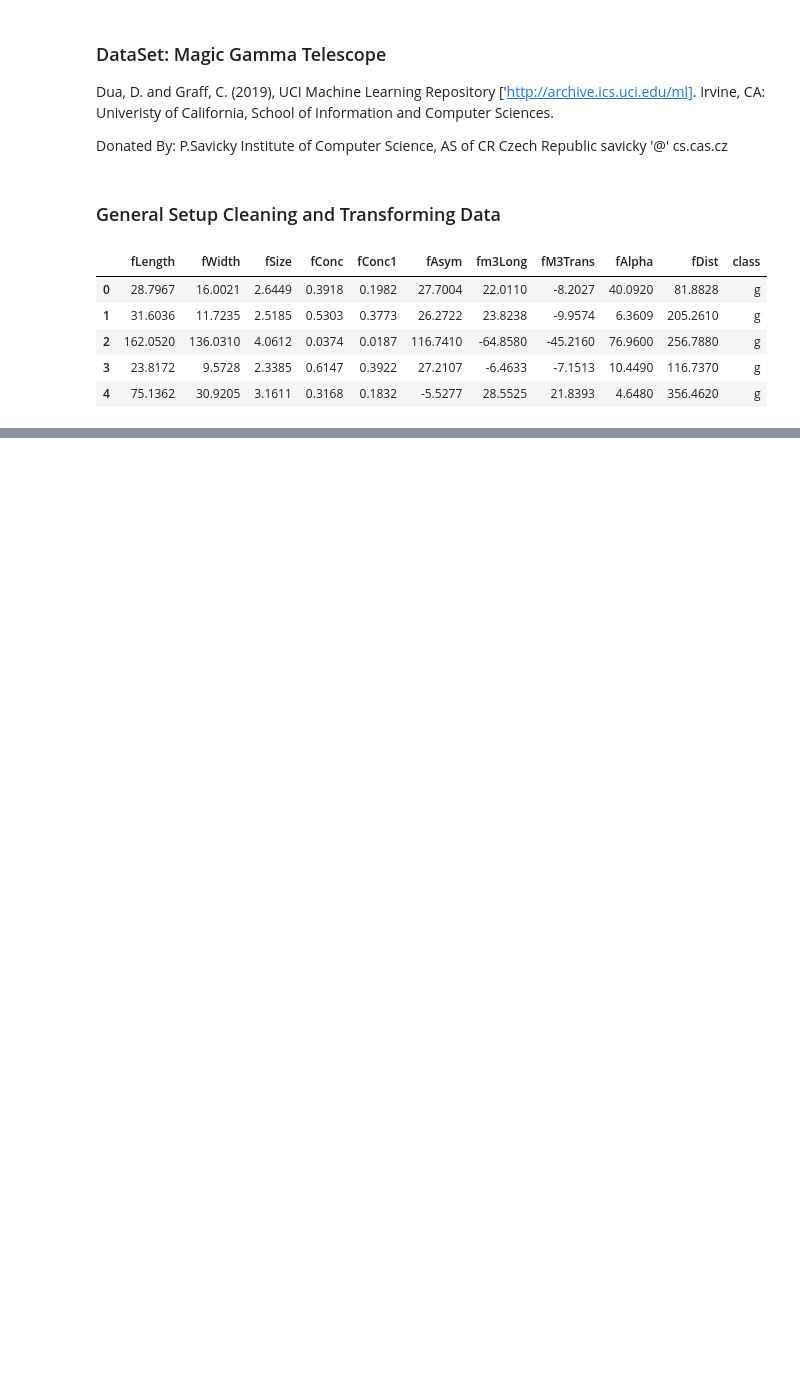
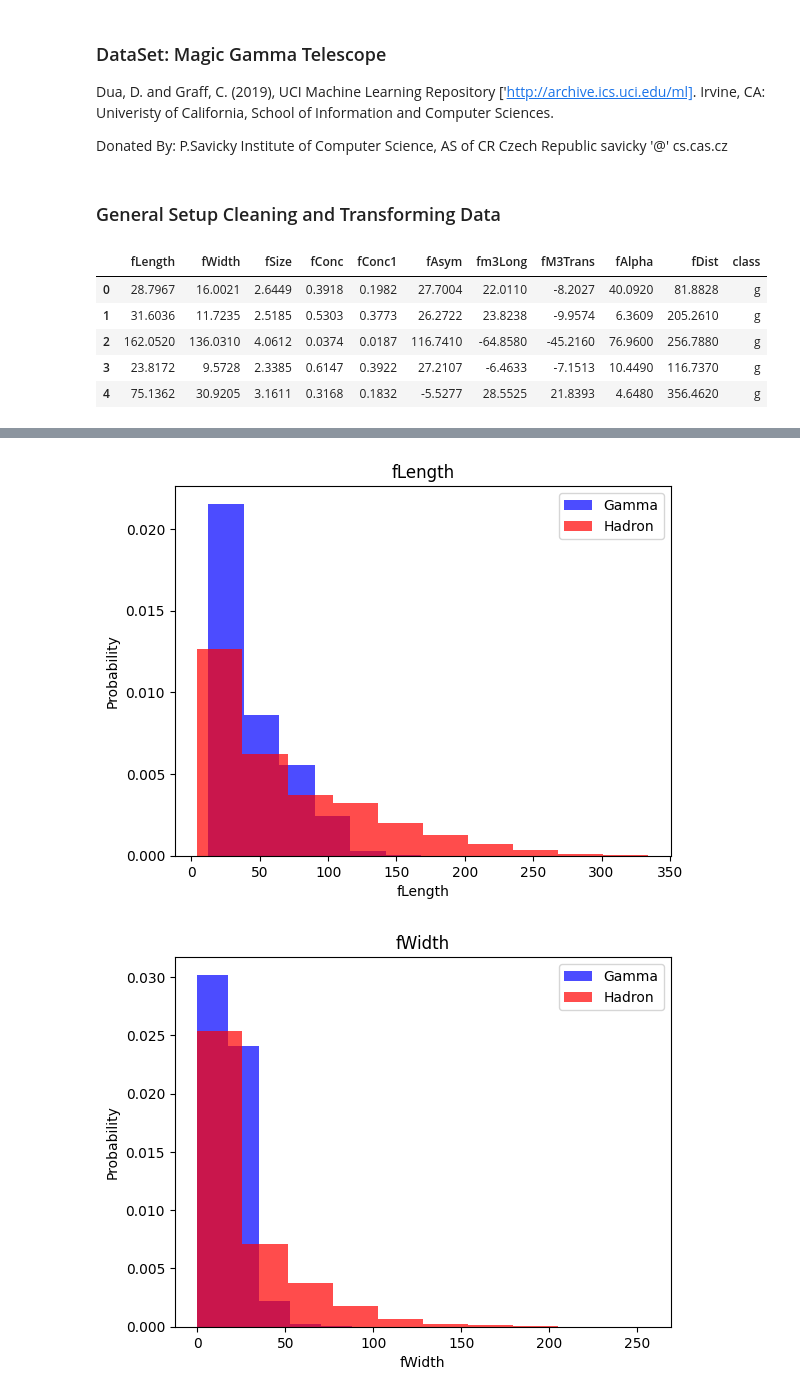
Before and after one commit to Logan-0/MachineLearning, a Jupyter notebook: MagicGammaTelescopeData.ipynb, the cells around one changed output, grey strips where cells are left out. Drawn from its saved outputs; the diff is of its cells as text; code cells hidden in the pictures; blank space fills up the shorter version.

Commit message:
Updating Output and File for Magic Gamma Telescope Data

```diff
--- a/MagicGammaTelescopeData.ipynb
+++ b/MagicGammaTelescopeData.ipynb
@@ -25,0 +39,17 @@ df["class"] = (df["class"] == "g").astype(int)
+# %%
+# for each label find everything belonging to class one
+for label in cols[:-1]:
+
+    # Make a histogram of class; Gamma = 1, Hadron = 0, Generic Alpha, and Density Even Dist
+    plt.hist(df[df["class"]==1][label], color='blue', label='Gamma', alpha=0.7, density=True)
+    plt.hist(df[df["class"]==0][label], color='red', label='Hadron', alpha=0.7, density=True)
+
+    # Title by
+    plt.title(label)
+    plt.ylabel('Probability')
+    plt.xlabel(label)
+    plt.legend()
+    plt.show()
+# %% [output]
+[figure, added]
+[figure, added]
```
Also changed, not shown: parts of 10 cells of this notebook.
